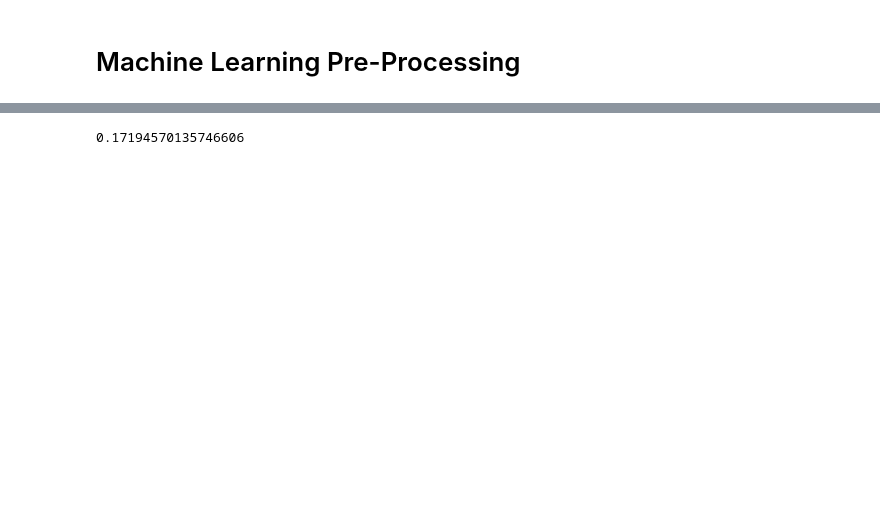
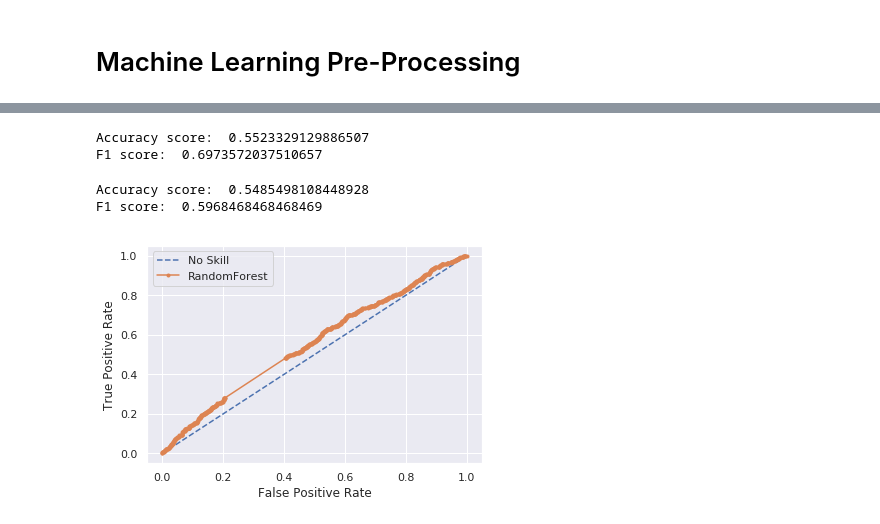
Before and after one commit to drewlehe/blog-nlp, a Jupyter notebook: spacy.ipynb, the cells around one changed output, grey strips where cells are left out. Saved outputs shown, nothing was run; the diff lists cells and outputs as text; code cells hidden in the pictures; blank space fills up the shorter version.

```diff
--- a/spacy.ipynb
+++ b/spacy.ipynb
@@ -19,0 +39,7 @@ df.head()
+# %%
+#First create a new column for edited categories
+TYPEDICT = {'Advertising':'Marketing', 'Internet':'Technology',
+            'BusinessServices':'Consulting', 'Telecommunications':'Communications-Media',
+            'Publishing':'Communications-Media', 'Government':'Law', 'Banking': 'Finance',
+            'Accounting': 'Finance', 'Science': 'Science&Engineering', 'Engineering':'Science&Engineering'}
+df['custom_topic'] = df['topic'].map(lambda x: TYPEDICT[x] if x in TYPEDICT else x)
@@ -20 +48,3 @@ df.head()
+# %%
+df['tokenstr'] = df['tokens'].map(lambda x: ' '.join(str(x)))
 # %%
@@ -81,14 +151,16 @@ Name: form_str, dtype: object
 from sklearn import preprocessing
 le = preprocessing.LabelEncoder()
 # Converting string labels into numbers.
-y=le.fit_transform(df['topic'])
-X = df['form_str']
-
+y=le.fit_transform(df['gender'])
+# X = df['form_str']
+X=df['tokenstr']
 from sklearn.model_selection import train_test_split
 X_train, X_test, y_train, y_test = train_test_split(X,y)
 
 from sklearn.feature_extraction.text import CountVectorizer
-cv = CountVectorizer(lowercase=True, stop_words='english')
+cv = CountVectorizer(lowercase=True, analyzer = "word", max_df=30,
+                     max_features=3500,min_df=4, tokenizer=None,
+                     ngram_range = [3,5], preprocessor=None)
 X_train_cv = cv.fit_transform(X_train)
 X_test_cv = cv.transform(X_test)
 #Metrics I'm going to use
@@ -120,8 +183,39 @@ weighted avg       0.17      0.21      0.17       884
 # %%
 from sklearn.ensemble import AdaBoostClassifier
-clf = AdaBoostClassifier()
+clf = AdaBoostClassifier(n_estimators=50, learning_rate=0.5)
 clf=clf.fit(X_train_cv, y_train)
 y_preds=clf.predict(X_test_cv)
-accuracy_score(y_test, y_preds)
+print('Accuracy score: ', accuracy_score(y_test, y_preds))
+print("F1 score: ", metrics.f1_score(y_test , y_preds))
 # %% [output]
-0.17194570135746606
+Accuracy score:  0.5523329129886507
+F1 score:  0.6973572037510657
+# %%
+from sklearn.ensemble import RandomForestClassifier
+from sklearn.metrics import roc_curve
+
+clf = RandomForestClassifier(n_estimators=300)
+clf.fit(X_train_cv, y_train)
+y_preds=clf.predict(X_test_cv)
+print('Accuracy score: ', accuracy_score(y_test, y_preds))
+print("F1 score: ", metrics.f1_score(y_test , y_preds))
+probs = clf.predict_proba(X_test_cv)
+lr_probs = probs[:, 1]
+ns_probs = [0 for _ in range(len(y_test))]
+# calculate roc curves
+ns_fpr, ns_tpr, _ = roc_curve(y_test, ns_probs)
+lr_fpr, lr_tpr, _ = roc_curve(y_test, lr_probs)
+# plot the roc curve for the model
+plt.plot(ns_fpr, ns_tpr, linestyle='--', label='No Skill')
+plt.plot(lr_fpr, lr_tpr, marker='.', label='RandomForest')
+# axis labels
+plt.xlabel('False Positive Rate')
+plt.ylabel('True Positive Rate')
+# show the legend
+plt.legend()
+# show the plot
+plt.show()
+# %% [output]
+Accuracy score:  0.5485498108448928
+F1 score:  0.5968468468468469
+[figure, added]
```
Also changed, not shown: parts of 70 cells of this notebook.
